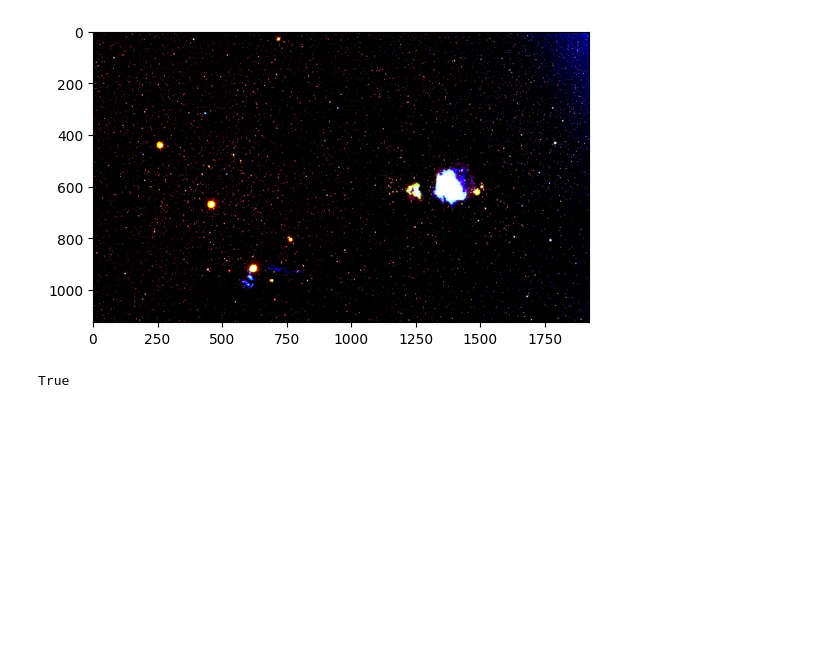
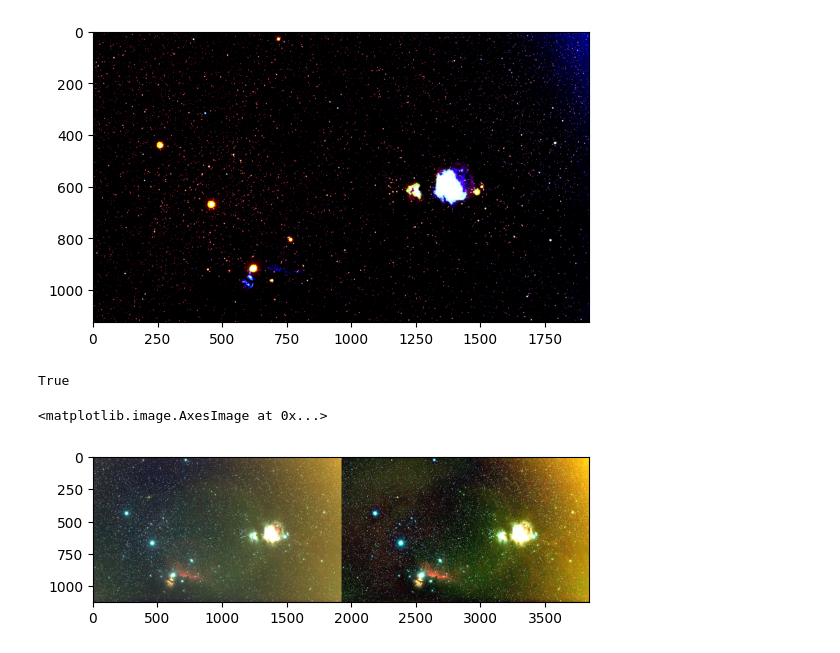
Before and after one commit to Colnup/astro-ratio, a Jupyter notebook: testing.ipynb, the cells around one changed output. Cells and saved outputs as stored; diff of their text form; code cells hidden in the pictures; blank space fills up the shorter version.

```diff
--- a/testing.ipynb
+++ b/testing.ipynb
@@ -218,3 +218,27 @@ Nombre de passes effecutées :  16
 cv2.imwrite('img/output/barnard_stacked_gradient_sobel_3.png', np.hstack((img, *res_arr)))
 # %% [output]
 True
+# %%
+"""Alpha/Beta sliders
+
+Advantages: Fast, generic, nice pre-processing step
+Disadvantages: generic : not so well suited for some images
+
+Method: Enhance the contrast of the image by using alpha/beta sliders
+"""
+
+# Method 5 : Alpha/Beta sliders
+
+
+def alpha_beta_enhance(img, alpha, beta):
+    res = cv2.convertScaleAbs(img, alpha=alpha, beta=beta)
+    res = cv2.cvtColor(res, cv2.COLOR_BGR2RGB)
+    return res
+
+
+
+res = alpha_beta_enhance(img, 2, -100)
+plt.imshow(np.hstack((cv2.cvtColor(img,cv2.COLOR_BGR2RGB) , res)))
+# %% [output]
+<matplotlib.image.AxesImage at 0x...>
+[figure, added]
```
Also changed, not shown: parts of 2 cells of this notebook, 20 other files.
